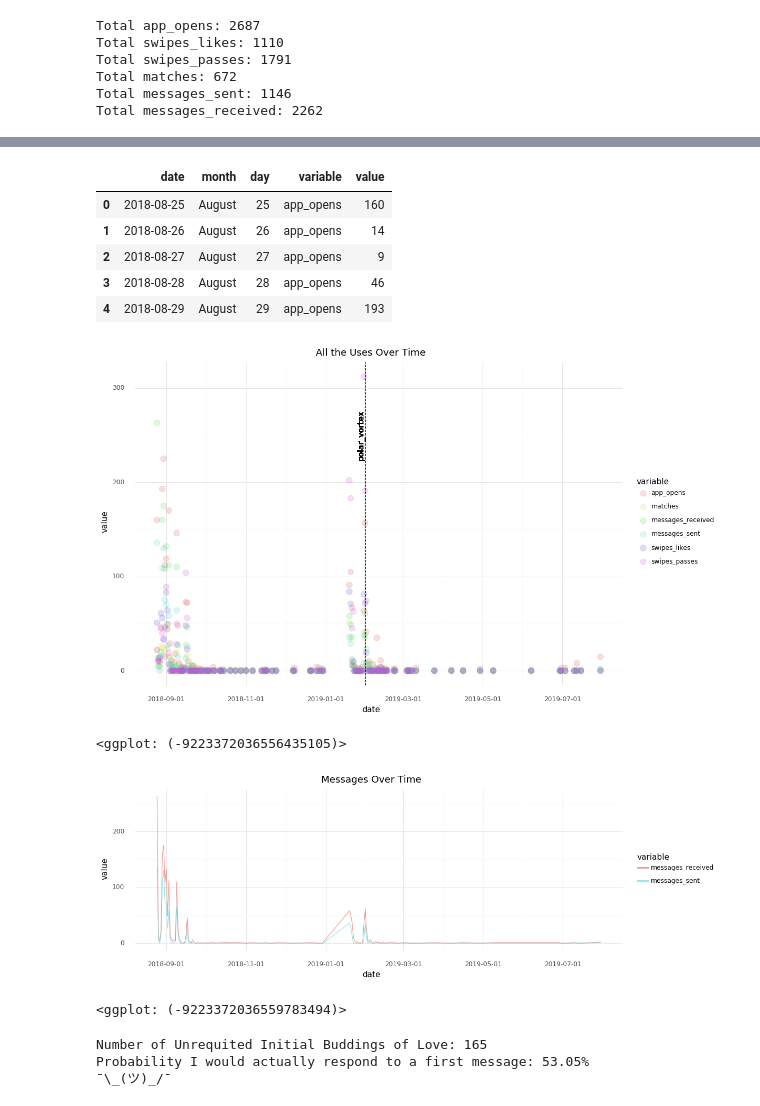
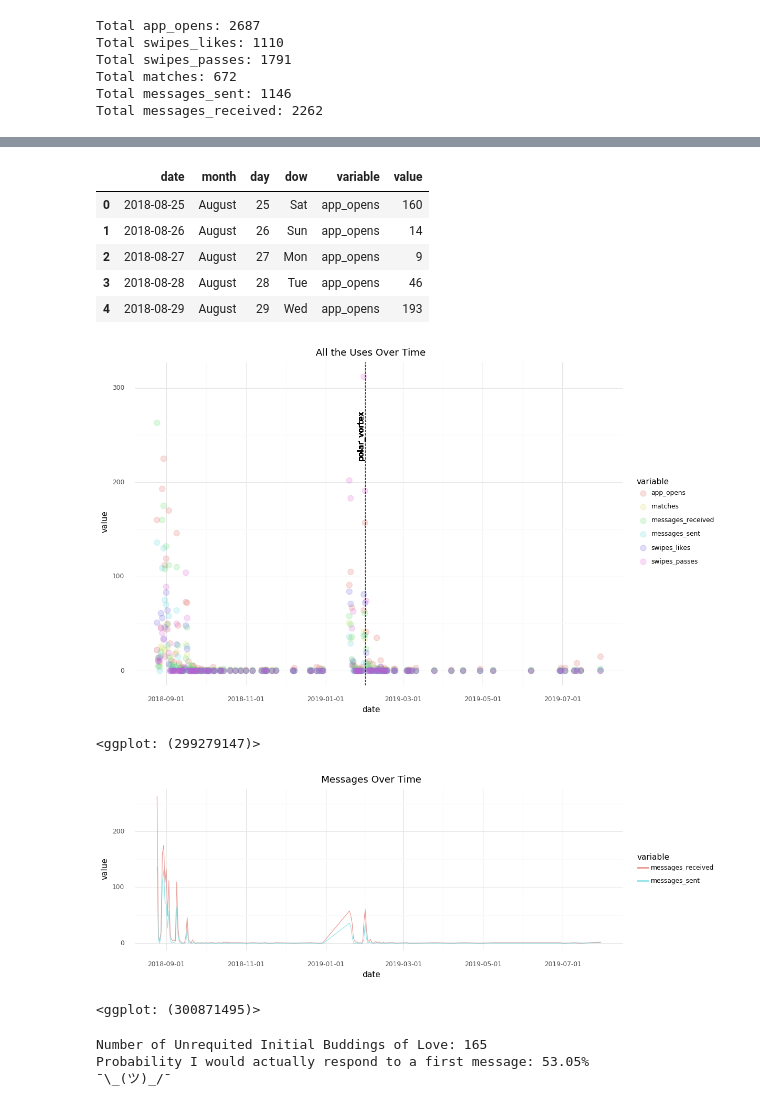
Before and after one commit to katykoenig/personal-data, a Jupyter notebook: my-tinder-data/playing-with-tinder-data.ipynb, the cells around one changed output, grey strips where cells are left out. Drawn from its saved outputs; the diff is of its cells as text; code cells hidden in the pictures.

```diff
--- a/my-tinder-data/playing-with-tinder-data.ipynb
+++ b/my-tinder-data/playing-with-tinder-data.ipynb
@@ -66,15 +66,21 @@ for topic in my_data['Usage']:
         else:
             usage_dict[date].append(0)
     topic_lst.append(topic)
+# %%
+def get_month_day_dow(dataframe, date_col):
+    '''
+    '''
+    dataframe['month'] = dataframe[date_col].dt.month.apply(lambda x: calendar.month_name[x])
+    dataframe['day'] = dataframe[date_col].dt.day
+    dataframe['dow'] = dataframe[date_col].dt.weekday_name.str.slice(stop=3)
+    return dataframe
 # %%
 dates_df = pd.DataFrame(usage_dict)
 cols_d = {key: val for (key, val) in zip(dates_df.T.columns, topic_lst)}
 use_df = dates_df.T.rename(columns=cols_d).reset_index().rename(columns={'index': 'date'})
 use_df['date'] = pd.to_datetime(use_df['date'])
 use_df = use_df[use_df['date'] > datetime.strptime('2018-08-01', '%Y-%m-%d')]
-use_df['month'] = use_df['date'].dt.month
-use_df['month'] = use_df['month'].apply(lambda x: calendar.month_name[x])
-use_df['day'] = use_df['date'].dt.day
+use_df = get_month_day_dow(use_df, 'date')
 use_df.head()
 # %% [output]
 |  | date | app_opens | swipes_likes | swipes_passes | matches | messages_sent | messages_received | month | ... |
@@ -84,15 +90,15 @@ use_df.head()
 | 24 | 2018-08-28 | 46 | 61 | 45 | 26 | 16 | 20 | August | ... |
 | 25 | 2018-08-29 | 193 | 56 | 40 | 24 | 109 | 160 | August | ... |
 # %%
-melted_use = pd.melt(use_df, id_vars=['date', 'month', 'day'])
+melted_use = pd.melt(use_df, id_vars=['date', 'month', 'day', 'dow'])
 melted_use.head()
 # %% [output]
-|  | date | month | day | variable | value |
-| 0 | 2018-08-25 | August | 25 | app_opens | 160 |
-| 1 | 2018-08-26 | August | 26 | app_opens | 14 |
-| 2 | 2018-08-27 | August | 27 | app_opens | 9 |
-| 3 | 2018-08-28 | August | 28 | app_opens | 46 |
-| 4 | 2018-08-29 | August | 29 | app_opens | 193 |
+|  | date | month | day | dow | variable | value |
+| 0 | 2018-08-25 | August | 25 | Sat | app_opens | 160 |
+| 1 | 2018-08-26 | August | 26 | Sun | app_opens | 14 |
+| 2 | 2018-08-27 | August | 27 | Mon | app_opens | 9 |
+| 3 | 2018-08-28 | August | 28 | Tue | app_opens | 46 |
+| 4 | 2018-08-29 | August | 29 | Wed | app_opens | 193 |
 # %%
 polar_v = datetime.strptime('2019-01-31', '%Y-%m-%d')
 polar_vortex = 'polar_vortex'
@@ -104,7 +110,7 @@ p9.ggplot(melted_use, p9.aes('date', 'value', col='variable')) + \
           p9.ggtitle('All the Uses Over Time')
 # %% [output]
 [figure]
-<ggplot: (-9223372036556435105)>
+<ggplot: (299279147)>
 # %%
 melted_messages = melted_use[melted_use['variable'].isin(['messages_sent', 'messages_received'])]
 p9.ggplot(melted_messages, p9.aes('date', 'value', col='variable')) + \
@@ -112,7 +118,7 @@ p9.ggplot(melted_messages, p9.aes('date', 'value', col='variable')) + \
           p9.theme(figure_size=(12, 4)) + p9.ggtitle('Messages Over Time')
 # %% [output]
 [figure]
-<ggplot: (-9223372036559783494)>
+<ggplot: (300871495)>
 # %%
 count = 0
 for message in my_data['Messages']:
```
Also changed, not shown: parts of 15 cells of this notebook.
